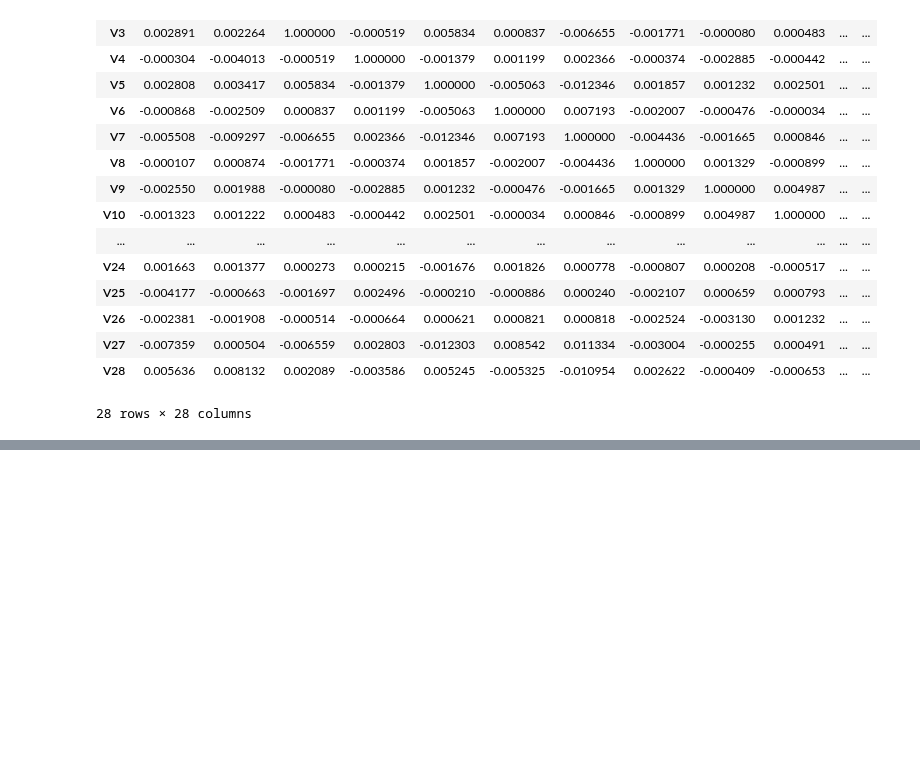
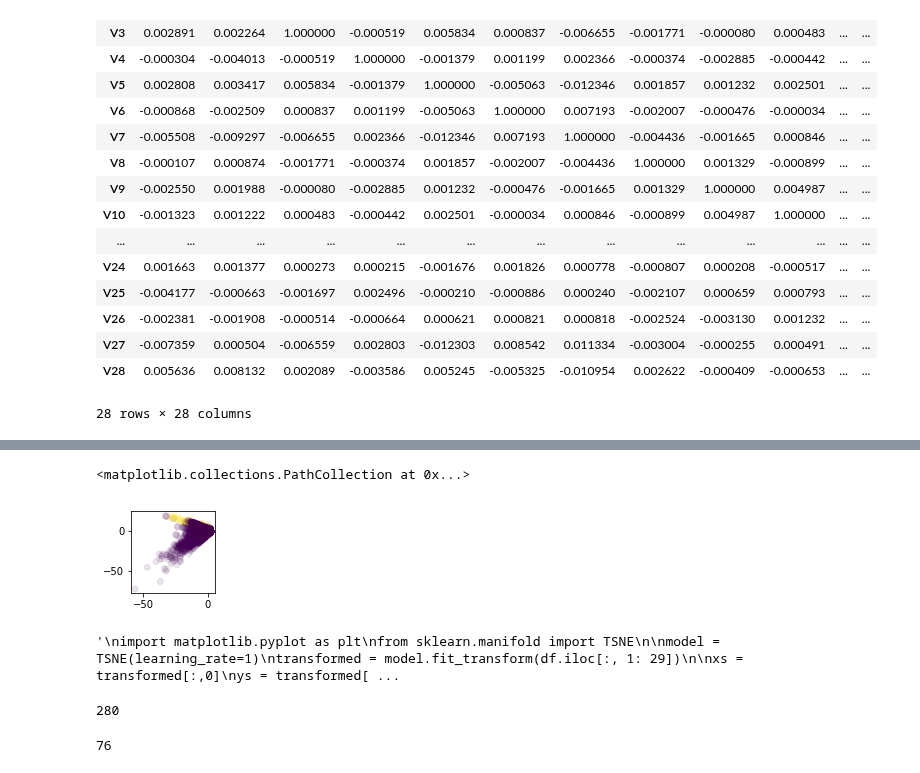
Before and after one commit to KyungjeCho/ml_project_1, a Jupyter notebook: main.ipynb, the cells around one changed output, grey strips where cells are left out. Drawn from its saved outputs; the diff is of its cells as text; code cells hidden in the pictures; blank space fills up the shorter version.

```diff
--- a/main.ipynb
+++ b/main.ipynb
@@ -86,0 +134,23 @@ plt.scatter(df.V2, df.V3)
+# %%
+plt.figure(figsize=(50,50))
+plt.subplot(28, 28, 1)
+plt.scatter(df.iloc[:, 1], df.iloc[:, 2], c=df.Class, alpha=0.1)
+# %% [output]
+<matplotlib.collections.PathCollection at 0x...>
+[figure, added]
+# %%
+# 주성분
+"""
+import matplotlib.pyplot as plt
+from sklearn.manifold import TSNE
+
+model = TSNE(learning_rate=1)
+transformed = model.fit_transform(df.iloc[:, 1: 29])
+
+xs = transformed[:,0]
+ys = transformed[:,1]
+plt.scatter(xs,ys,c=df.Class)
+"""
+# 시간이 오래 결려서 안됨
+# %% [output]
+'\nimport matplotlib.pyplot as plt\nfrom sklearn.manifold import TSNE\n\nmodel = TSNE(learning_rate=1)\ntransformed = model.fit_transform(df.iloc[:, 1: 29])\n\nxs = transformed[:,0]\nys = transformed[ ...
@@ -86,0 +179,8 @@ plt.scatter(df.V2, df.V3)
+# %%
+train_y.sum()
+# %% [output]
+280
+# %%
+test_y.sum()
+# %% [output]
+76
```
Also changed, not shown: parts of 23 cells of this notebook.
